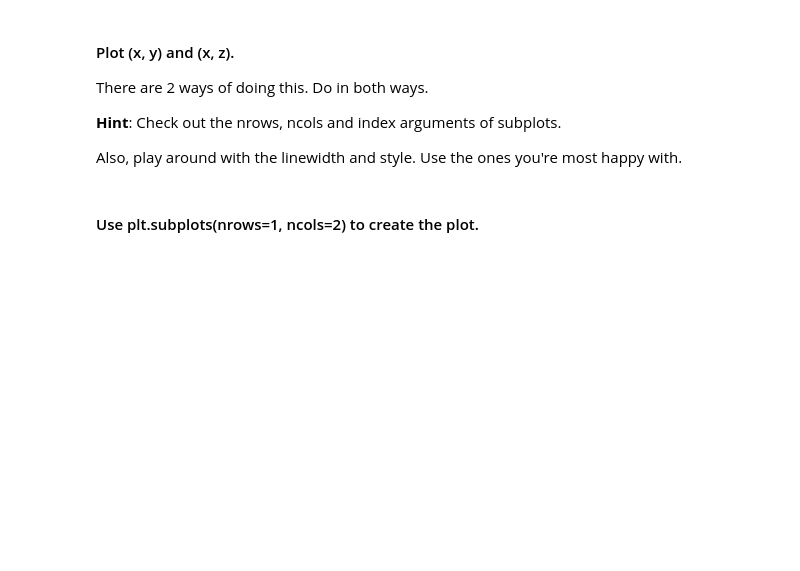
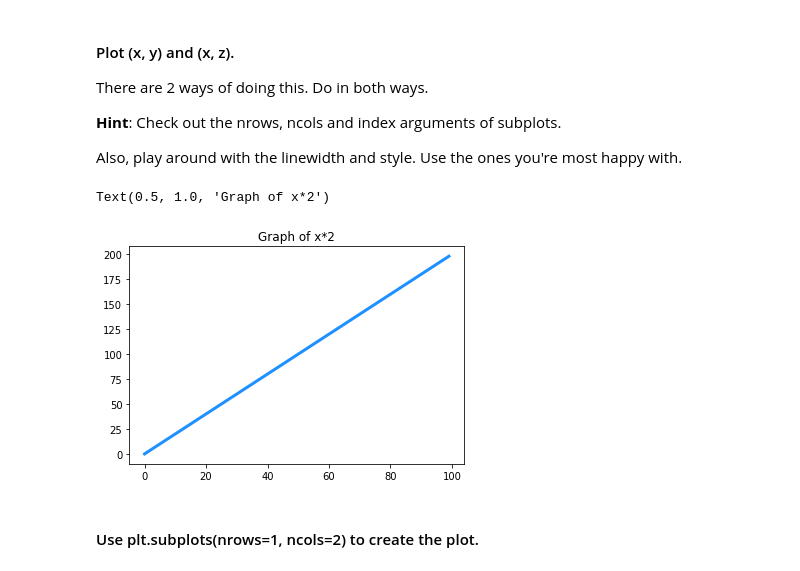
Before and after one commit to ta-datapt-bcn/lab-matplotlib-seaborn, a Jupyter notebook: your-code/main.ipynb, the cells around one changed output. Saved outputs shown, nothing was run; the diff lists cells and outputs as text; code cells hidden in the pictures; blank space fills up the shorter version.

```diff
--- a/your-code/main.ipynb
+++ b/your-code/main.ipynb
@@ -28,2 +29,11 @@ Also, play around with the linewidth and style. Use the ones you're most happy w
+# %%
+# Method 1
+
+fig, ax = plt.subplots()
+ax.plot(x, y, 'dodgerblue', linewidth = 3)
+ax.set_title('Graph of x*2')
+# %% [output]
+Text(0.5, 1.0, 'Graph of x*2')
+[figure, added]
 # %% [markdown]
 #### Use plt.subplots(nrows=1, ncols=2) to create the plot.
```
Also changed, not shown: parts of 16 cells of this notebook, 1 other file.
